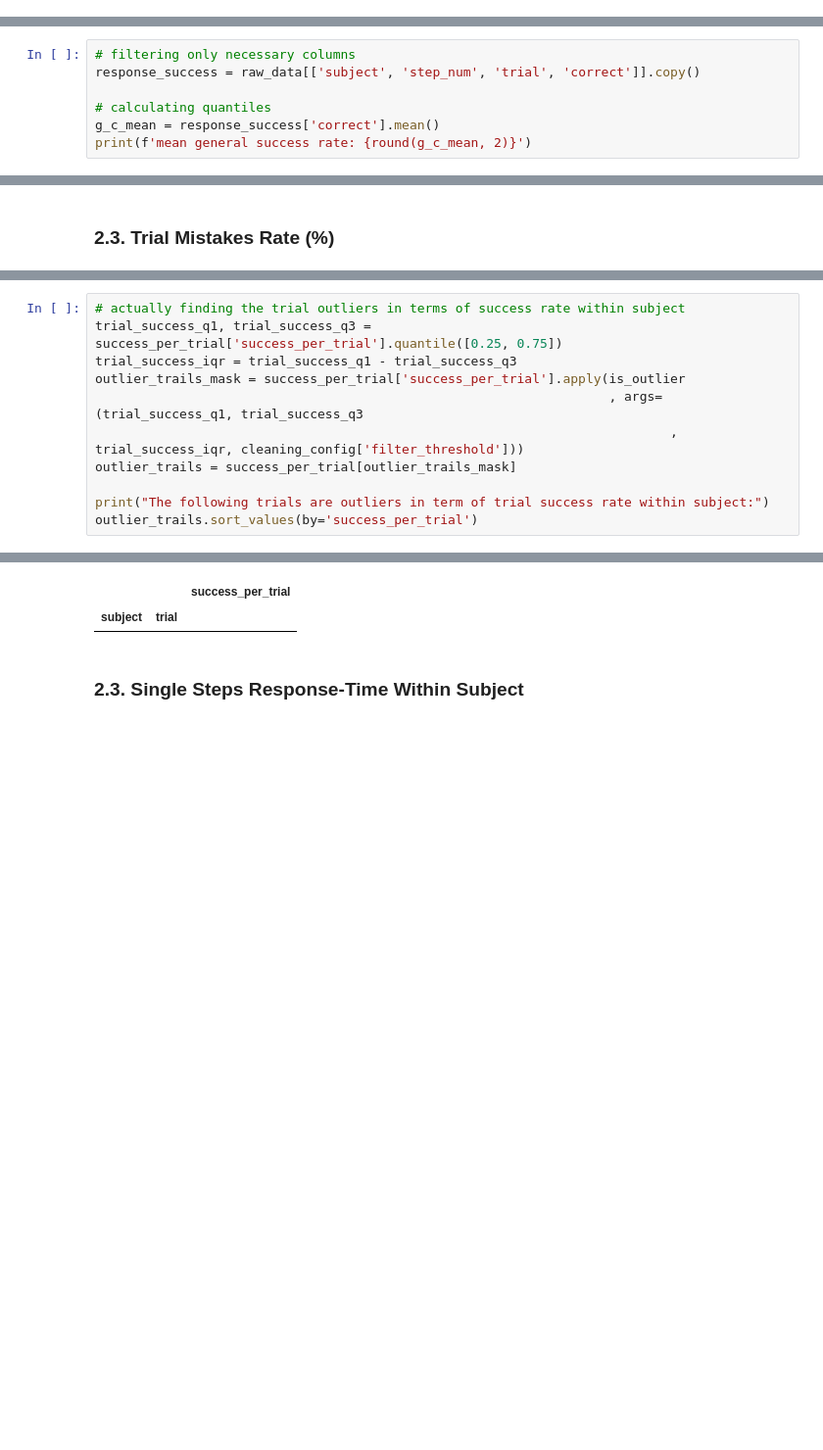
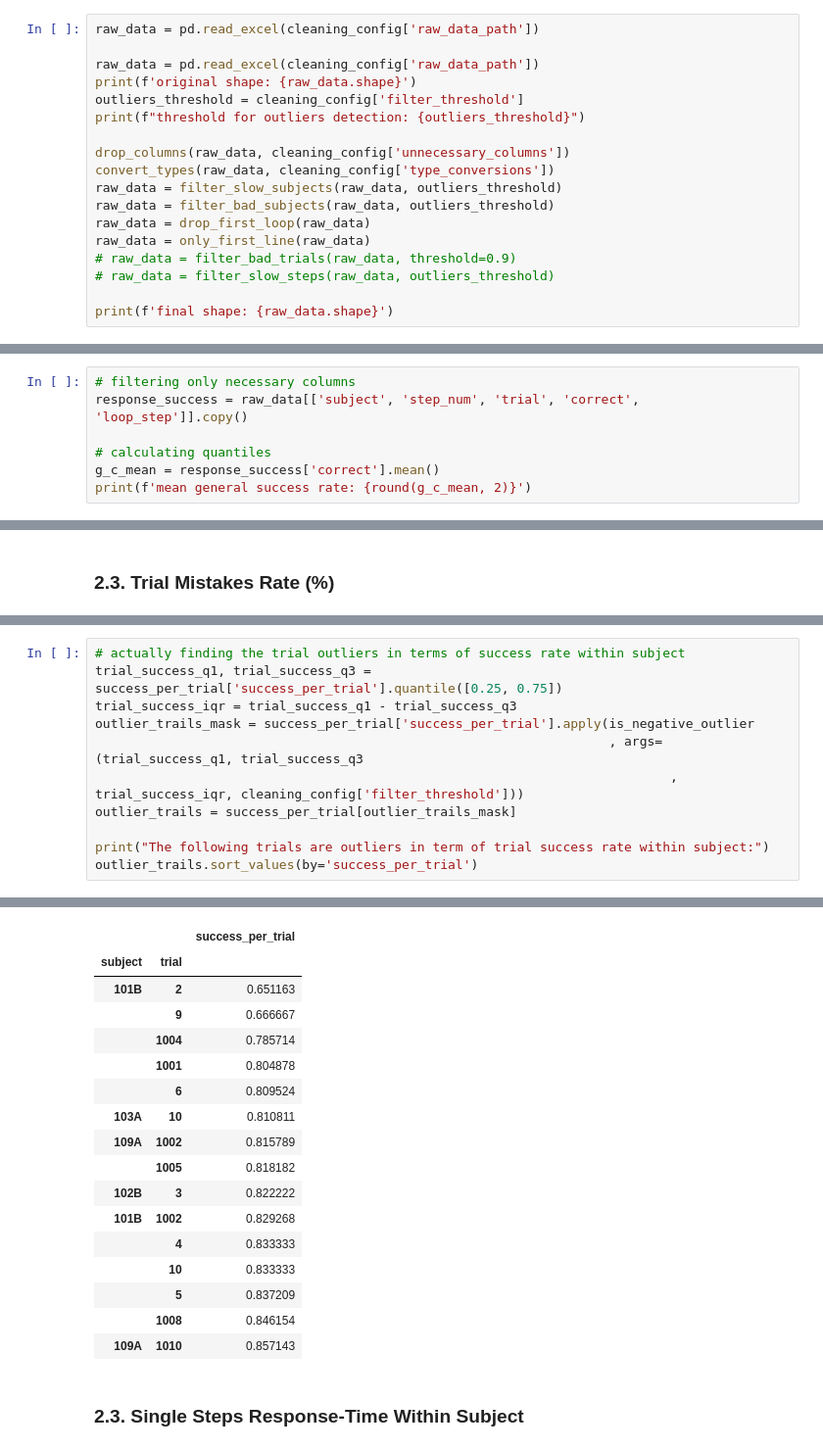
Before and after one commit to DanielVered/MathThinkingLabDA, a Jupyter notebook: Loops/Exploration.ipynb, the cells around one changed output, grey strips where cells are left out. Shown at 98% size. Cells and saved outputs as stored; diff of their text form; blank space fills up the shorter version.

Commit message:
changed data processing to fit new plan

```diff
--- a/Loops/Exploration.ipynb
+++ b/Loops/Exploration.ipynb
@@ -21,0 +12,18 @@ raw_data = only_first_line(raw_data)
+# %%
+raw_data = pd.read_excel(cleaning_config['raw_data_path'])
+
+raw_data = pd.read_excel(cleaning_config['raw_data_path'])
+print(f'original shape: {raw_data.shape}')
+outliers_threshold = cleaning_config['filter_threshold']
+print(f"threshold for outliers detection: {outliers_threshold}")
+
+drop_columns(raw_data, cleaning_config['unnecessary_columns'])
+convert_types(raw_data, cleaning_config['type_conversions'])
+raw_data = filter_slow_subjects(raw_data, outliers_threshold)
+raw_data = filter_bad_subjects(raw_data, outliers_threshold)
+raw_data = drop_first_loop(raw_data)
+raw_data = only_first_line(raw_data)
+# raw_data = filter_bad_trials(raw_data, threshold=0.9)
+# raw_data = filter_slow_steps(raw_data, outliers_threshold)
+
+print(f'final shape: {raw_data.shape}')
@@ -81,7 +94,7 @@ Seems that: ['103B'] are outliers in terms of mean response time within subject.
 ### 2.2. Mistakes Rate (%) Between Subjects
 # %%
 # filtering only necessary columns
-response_success = raw_data[['subject', 'step_num', 'trial', 'correct']].copy()
+response_success = raw_data[['subject', 'step_num', 'trial', 'correct', 'loop_step']].copy()
 
 # calculating quantiles
 g_c_mean = response_success['correct'].mean()
@@ -128,18 +149,33 @@ success_per_trial.head(3)
 # %%
 # actually finding the trial outliers in terms of success rate within subject
 trial_success_q1, trial_success_q3 = success_per_trial['success_per_trial'].quantile([0.25, 0.75])
 trial_success_iqr = trial_success_q1 - trial_success_q3
-outlier_trails_mask = success_per_trial['success_per_trial'].apply(is_outlier
+outlier_trails_mask = success_per_trial['success_per_trial'].apply(is_negative_outlier
                                                                    , args=(trial_success_q1, trial_success_q3
                                                                            , trial_success_iqr, cleaning_config['filter_threshold']))
 outlier_trails = success_per_trial[outlier_trails_mask]
 
 print("The following trials are outliers in term of trial success rate within subject:")
 outlier_trails.sort_values(by='success_per_trial')
 # %% [output]
 The following trials are outliers in term of trial success rate within subject:
 |  |  | success_per_trial |
 | subject | trial |  |
+| 101B | 2 | 0.651163 |
+|  | 9 | 0.666667 |
+|  | 1004 | 0.785714 |
+|  | 1001 | 0.804878 |
+|  | 6 | 0.809524 |
+| 103A | 10 | 0.810811 |
+| 109A | 1002 | 0.815789 |
+|  | 1005 | 0.818182 |
+| 102B | 3 | 0.822222 |
+| 101B | 1002 | 0.829268 |
+|  | 4 | 0.833333 |
+|  | 10 | 0.833333 |
+|  | 5 | 0.837209 |
+|  | 1008 | 0.846154 |
+| 109A | 1010 | 0.857143 |
 # %% [markdown]
 ### 2.3. Single Steps Response-Time Within Subject
 # %%
```
Also changed, not shown: parts of 15 cells of this notebook, 6 other files.
